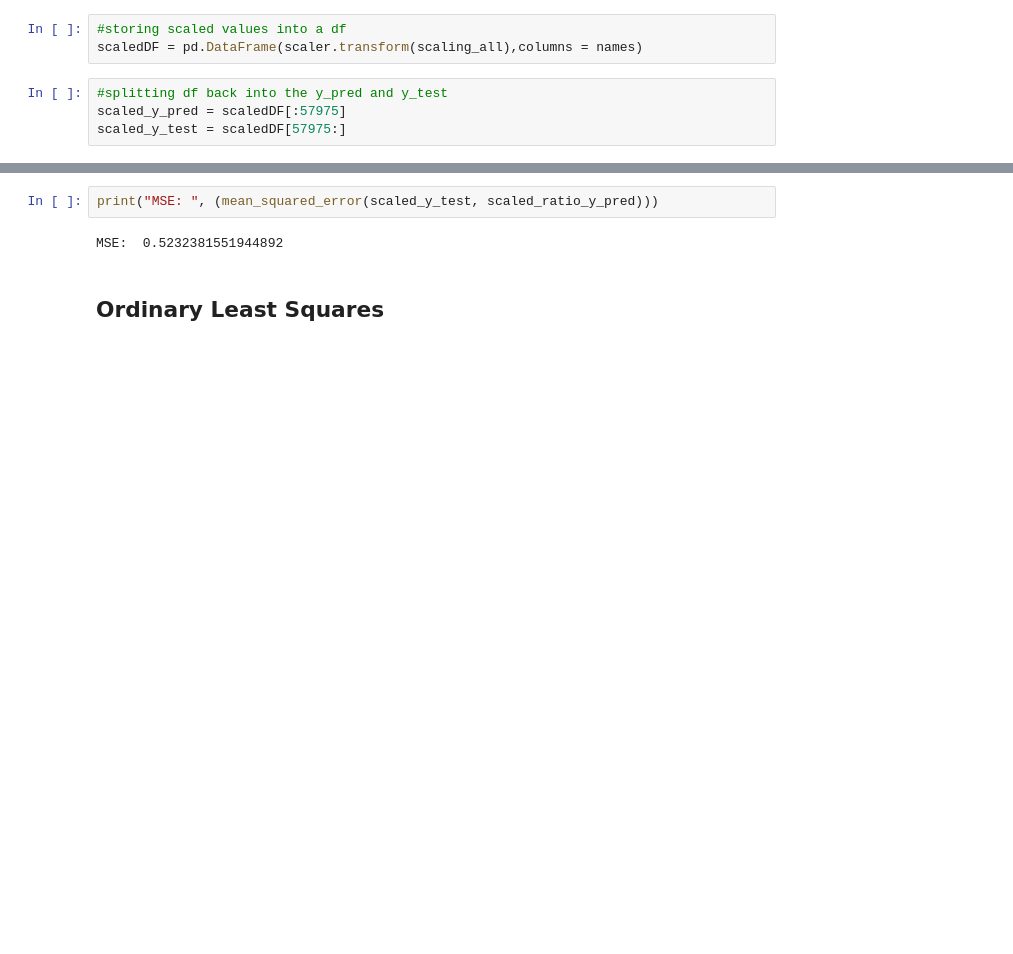
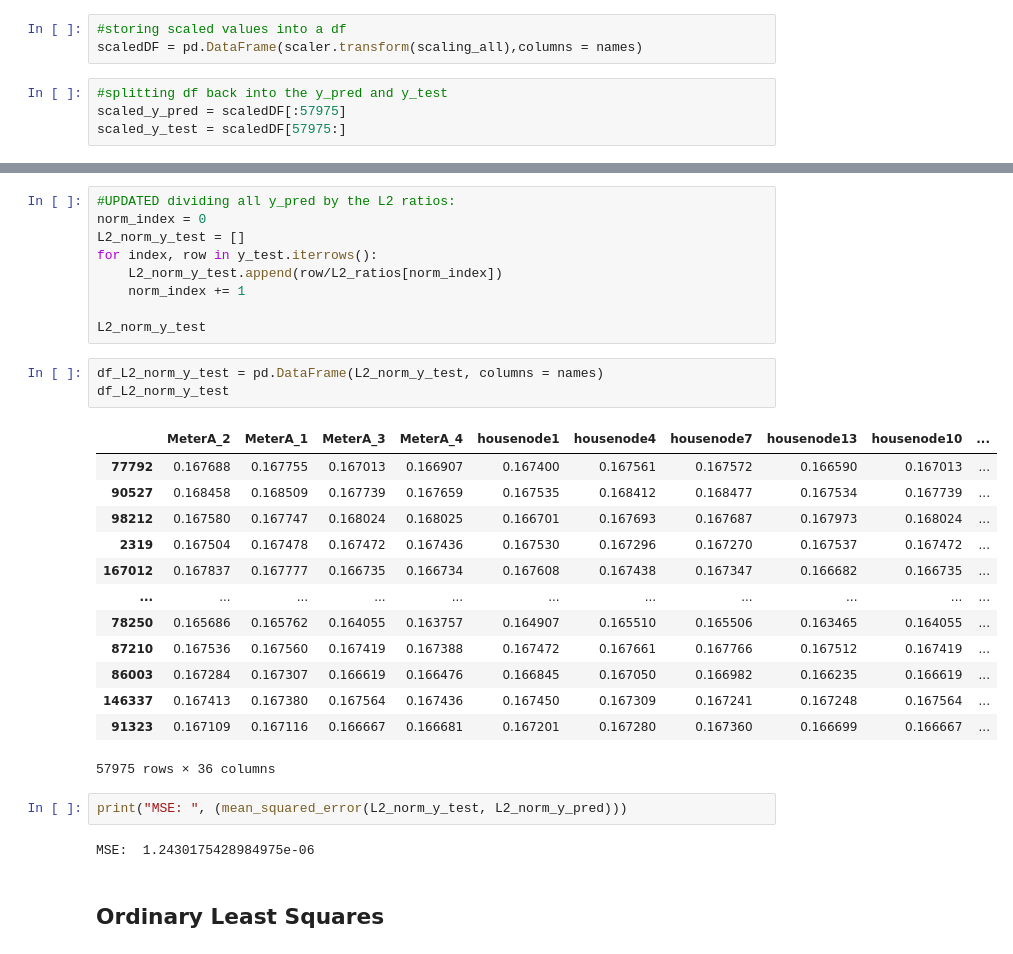
Before and after one commit to pragnaS/grid-edge, a Jupyter notebook: models/linear/Anissa_Linear_Model.ipynb, the cells around one changed output, grey strips where cells are left out. Drawn from its saved outputs; the diff is of its cells as text; blank space fills up the shorter version.

```diff
--- a/models/linear/Anissa_Linear_Model.ipynb
+++ b/models/linear/Anissa_Linear_Model.ipynb
@@ -405,7 +432,33 @@ scaled_ratio_y_pred
+# %%
+#UPDATED dividing all y_pred by the L2 ratios:
+norm_index = 0
+L2_norm_y_test = []
+for index, row in y_test.iterrows():
+    L2_norm_y_test.append(row/L2_ratios[norm_index])
+    norm_index += 1
+
+L2_norm_y_test
+# %%
+df_L2_norm_y_test = pd.DataFrame(L2_norm_y_test, columns = names)
+df_L2_norm_y_test
+# %% [output]
+|  | MeterA_2 | MeterA_1 | MeterA_3 | MeterA_4 | housenode1 | housenode4 | housenode7 | housenode13 | housenode10 | ... |
+| 77792 | 0.167688 | 0.167755 | 0.167013 | 0.166907 | 0.167400 | 0.167561 | 0.167572 | 0.166590 | 0.167013 | ... |
+| 90527 | 0.168458 | 0.168509 | 0.167739 | 0.167659 | 0.167535 | 0.168412 | 0.168477 | 0.167534 | 0.167739 | ... |
+| 98212 | 0.167580 | 0.167747 | 0.168024 | 0.168025 | 0.166701 | 0.167693 | 0.167687 | 0.167973 | 0.168024 | ... |
+| 2319 | 0.167504 | 0.167478 | 0.167472 | 0.167436 | 0.167530 | 0.167296 | 0.167270 | 0.167537 | 0.167472 | ... |
+| 167012 | 0.167837 | 0.167777 | 0.166735 | 0.166734 | 0.167608 | 0.167438 | 0.167347 | 0.166682 | 0.166735 | ... |
+| ... | ... | ... | ... | ... | ... | ... | ... | ... | ... | ... |
+| 78250 | 0.165686 | 0.165762 | 0.164055 | 0.163757 | 0.164907 | 0.165510 | 0.165506 | 0.163465 | 0.164055 | ... |
+| 87210 | 0.167536 | 0.167560 | 0.167419 | 0.167388 | 0.167472 | 0.167661 | 0.167766 | 0.167512 | 0.167419 | ... |
+| 86003 | 0.167284 | 0.167307 | 0.166619 | 0.166476 | 0.166845 | 0.167050 | 0.166982 | 0.166235 | 0.166619 | ... |
+| 146337 | 0.167413 | 0.167380 | 0.167564 | 0.167436 | 0.167450 | 0.167309 | 0.167241 | 0.167248 | 0.167564 | ... |
+| 91323 | 0.167109 | 0.167116 | 0.166667 | 0.166681 | 0.167201 | 0.167280 | 0.167360 | 0.166699 | 0.166667 | ... |
+57975 rows × 36 columns
 # %%
-print("MSE: ", (mean_squared_error(scaled_y_test, scaled_ratio_y_pred)))
+print("MSE: ", (mean_squared_error(L2_norm_y_test, L2_norm_y_pred)))
 # %% [output]
-MSE:  0.5232381551944892
+MSE:  1.2430175428984975e-06
 # %% [markdown]
 ## Ordinary Least Squares
 # %%
```
Also changed, not shown: parts of 10 cells of this notebook.
